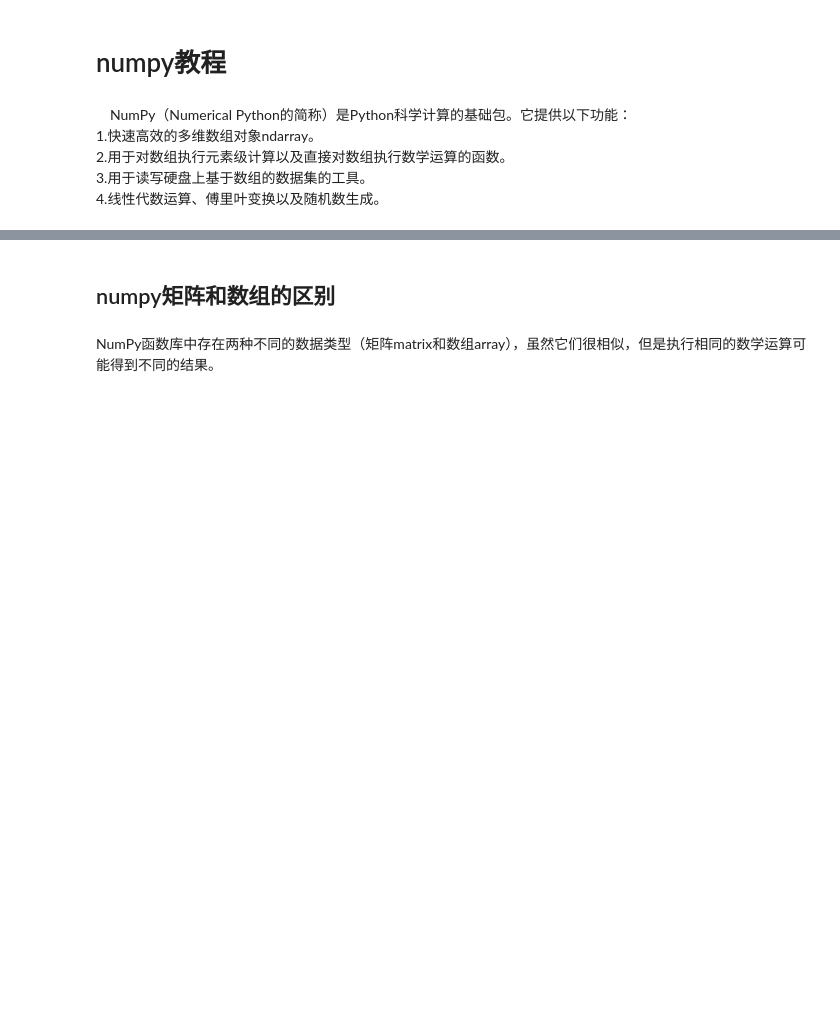
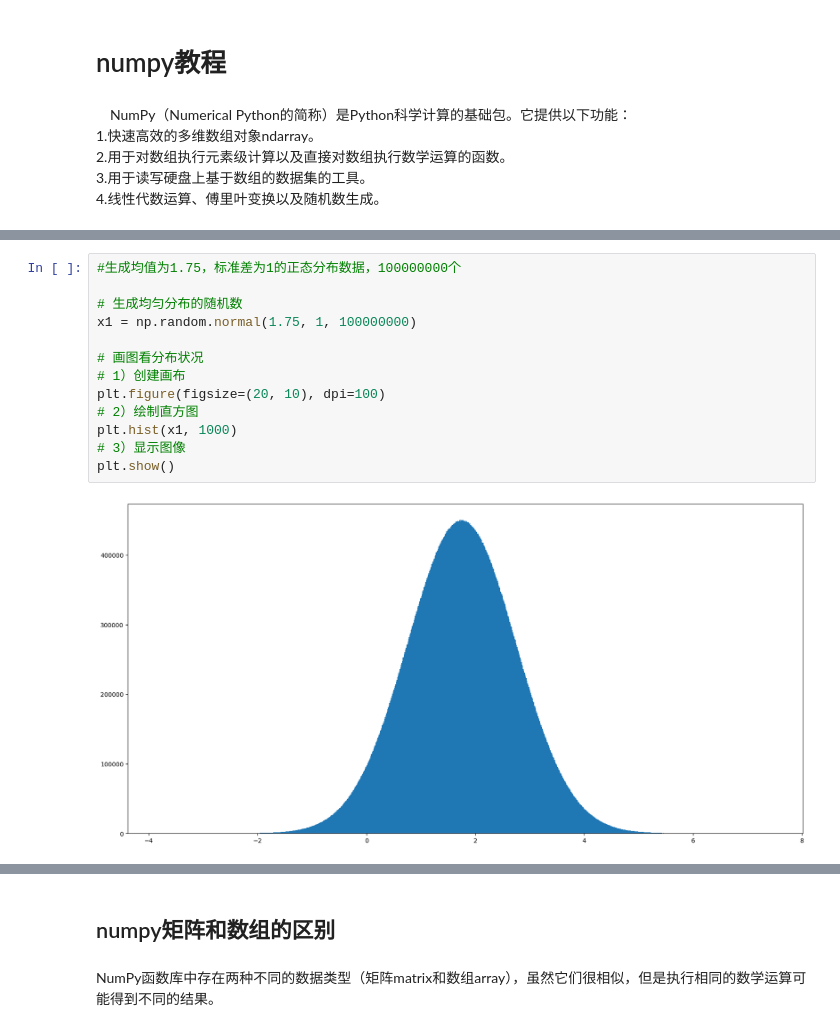
Before and after one commit to chenyu313/MachineLearning, a Jupyter notebook: numpy基础.ipynb, the cells around one changed output, grey strips where cells are left out. Saved outputs shown, nothing was run; the diff lists cells and outputs as text; blank space fills up the shorter version.

```diff
--- a/numpy基础.ipynb
+++ b/numpy基础.ipynb
@@ -8,0 +111,15 @@
+# %%
+#生成均值为1.75，标准差为1的正态分布数据，100000000个
+
+# 生成均匀分布的随机数
+x1 = np.random.normal(1.75, 1, 100000000)
+
+# 画图看分布状况
+# 1）创建画布
+plt.figure(figsize=(20, 10), dpi=100)
+# 2）绘制直方图
+plt.hist(x1, 1000)
+# 3）显示图像
+plt.show()
+# %% [output]
+[figure, added]
```
Also changed, not shown: parts of 52 cells of this notebook.
